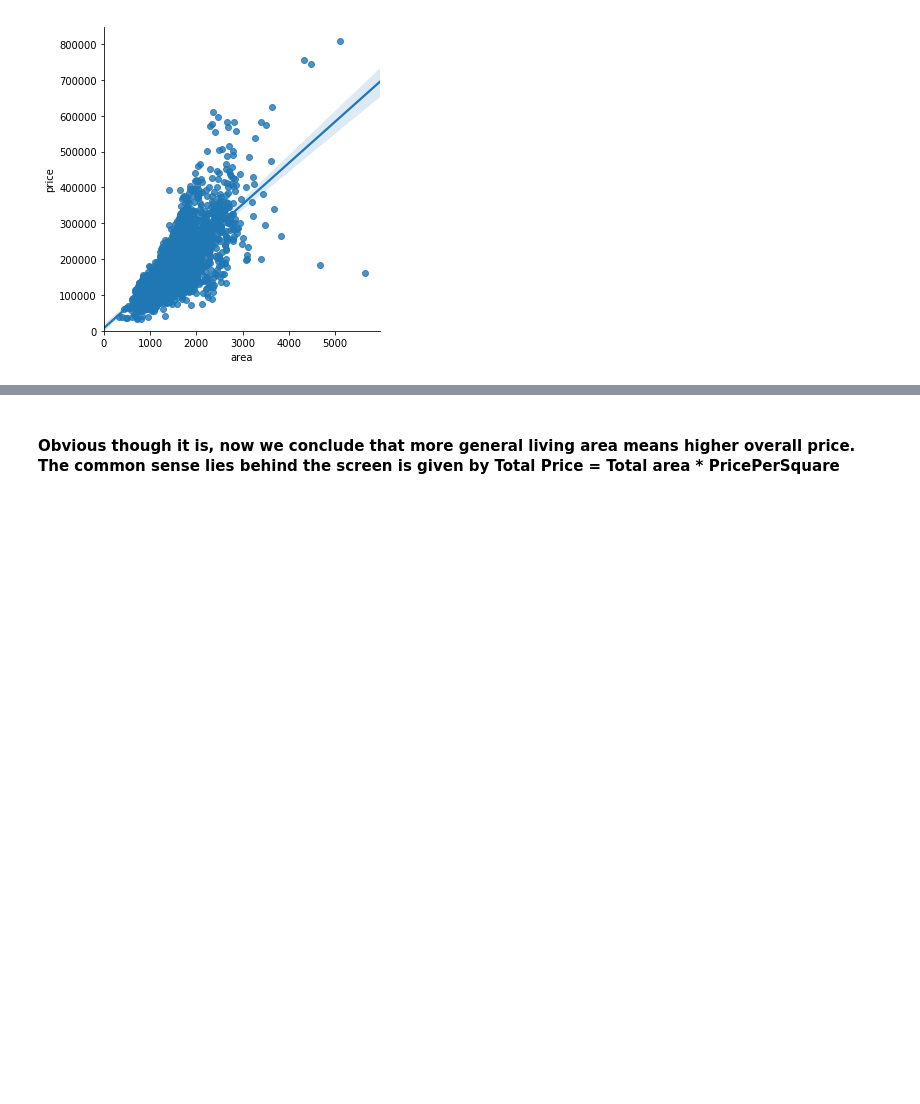
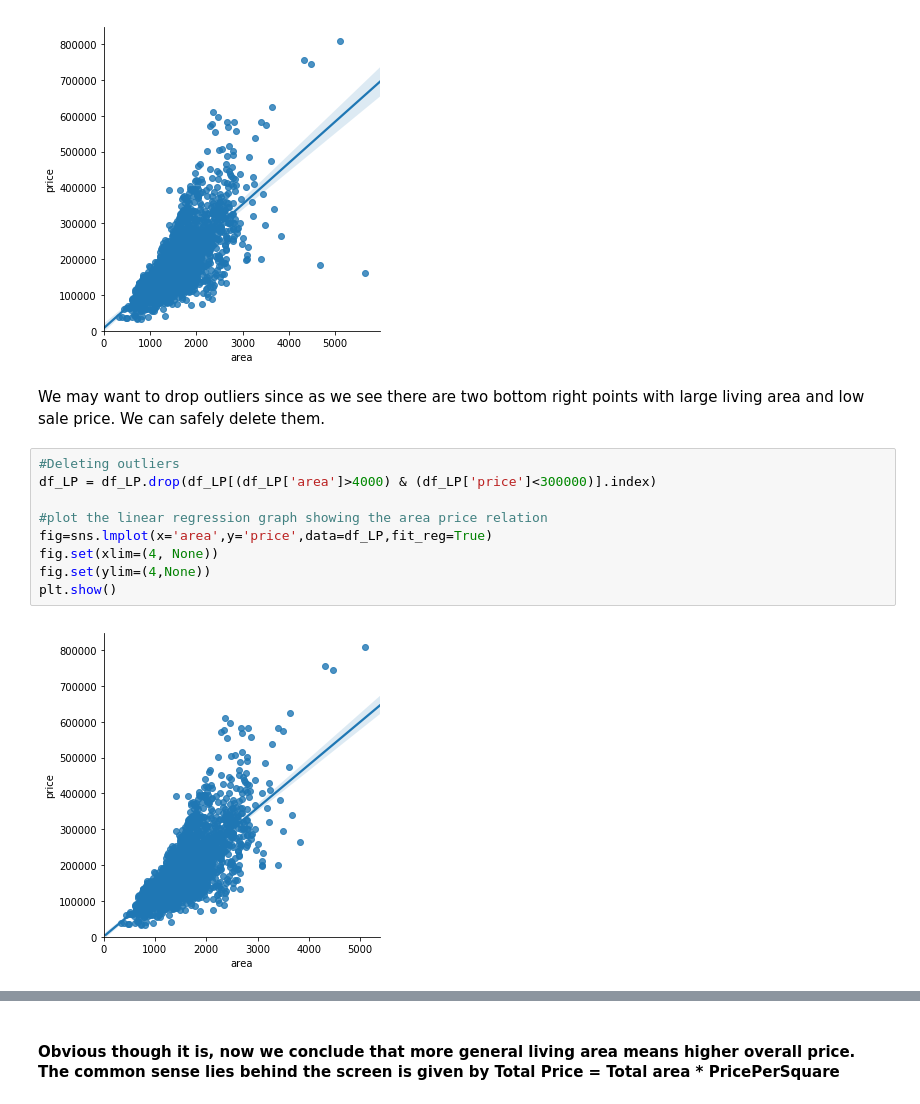
Before and after one commit to muh005/Housing-Price-Analysis, a Jupyter notebook: FinalProject.ipynb, the cells around one changed output, grey strips where cells are left out. Cells and saved outputs as stored; diff of their text form; blank space fills up the shorter version.

```diff
--- a/FinalProject.ipynb
+++ b/FinalProject.ipynb
@@ -407,3 +384,16 @@ fig.set(ylim=(4,None))
 plt.show()
 # %% [output]
 [figure]
+# %% [markdown]
+We may want to drop outliers since as we see there are two bottom right points with large living area and low sale price. We can safely delete them.
+# %%
+#Deleting outliers
+df_LP = df_LP.drop(df_LP[(df_LP['area']>4000) & (df_LP['price']<300000)].index)
+
+#plot the linear regression graph showing the area price relation
+fig=sns.lmplot(x='area',y='price',data=df_LP,fit_reg=True)
+fig.set(xlim=(4, None))
+fig.set(ylim=(4,None))
+plt.show()
+# %% [output]
+[figure, added]
```
Also changed, not shown: parts of 2 cells of this notebook.
